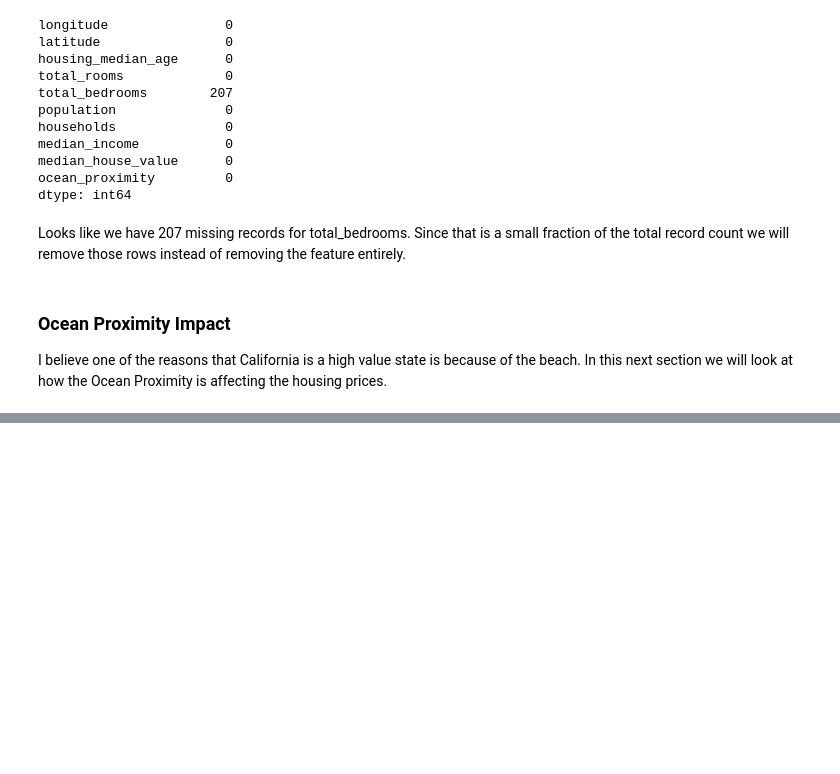
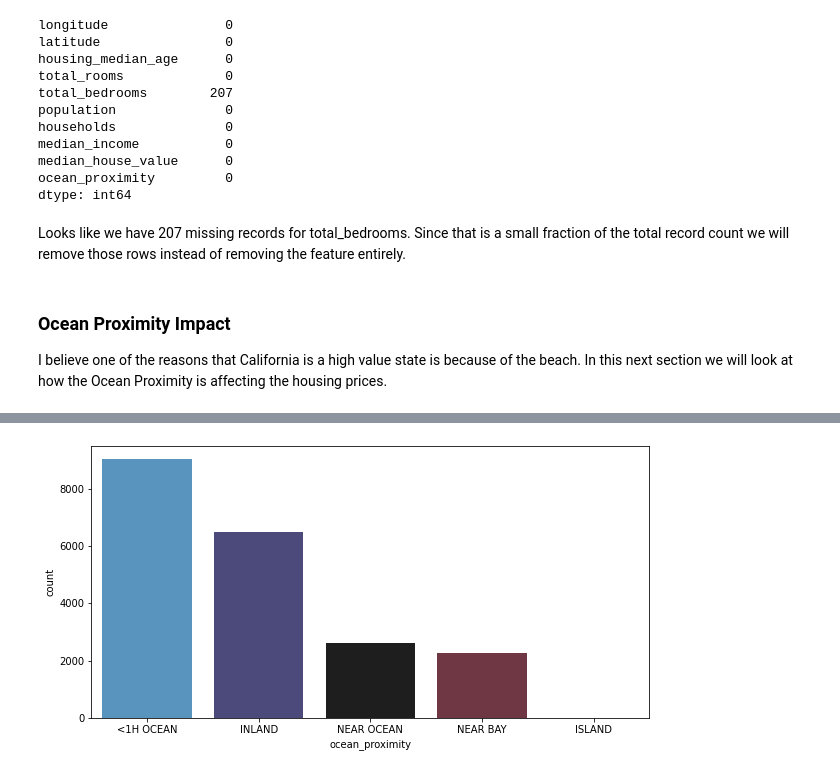
Before and after one commit to knolasco/Intro_to_ML_Course, a Jupyter notebook: Module1/California_Housing_prices.ipynb, the cells around one changed output, grey strips where cells are left out. Drawn from its saved outputs; the diff is of its cells as text; code cells hidden in the pictures; blank space fills up the shorter version.

```diff
--- a/Module1/California_Housing_prices.ipynb
+++ b/Module1/California_Housing_prices.ipynb
@@ -113,0 +115,13 @@ plt.show()
+# %%
+# distribution of ocean proximity
+
+fig, axs = plt.subplots(1,1)
+fig.set_size_inches(10,5)
+
+g = sns.countplot(data = housing_df, x = 'ocean_proximity',
+                    order = housing_df['ocean_proximity'].value_counts().index,
+                    palette = 'icefire')
+
+plt.show()
+# %% [output]
+[figure, added]
```
Also changed, not shown: parts of 1 cell of this notebook.
